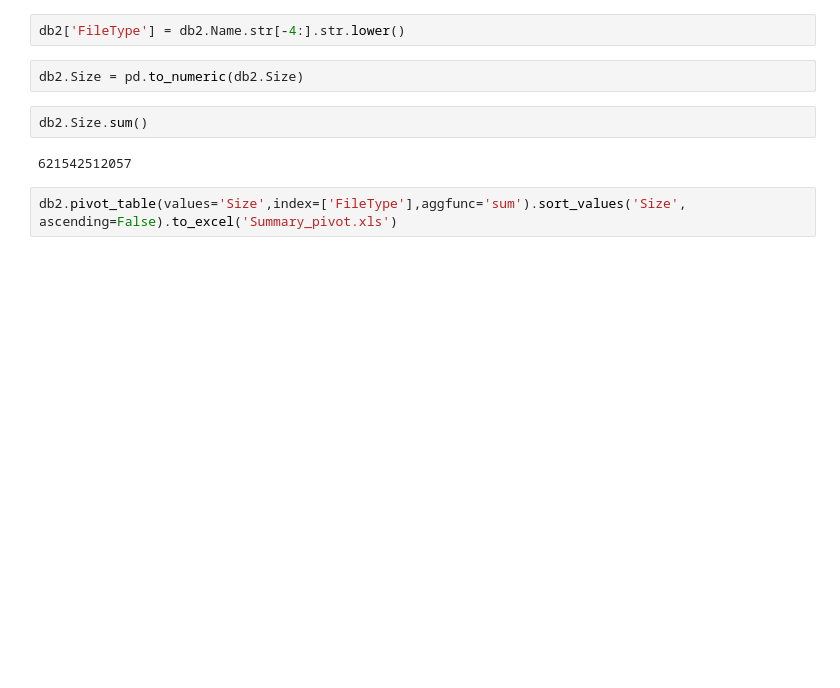
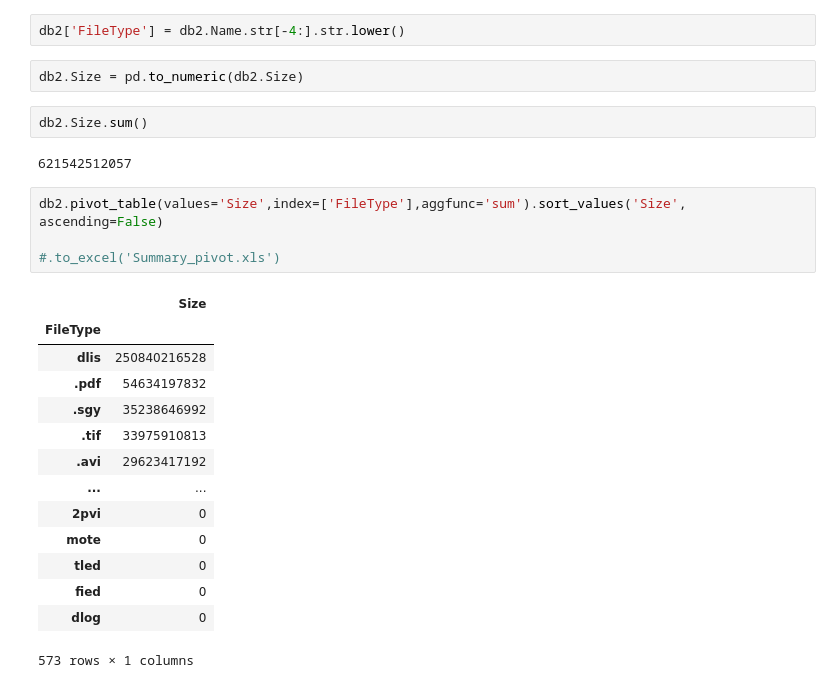
Before and after one commit to indranilidg/File-Size-Analysis, a Jupyter notebook: File_Size_Analysis.ipynb, the cells around one changed output. Saved outputs shown, nothing was run; the diff lists cells and outputs as text; blank space fills up the shorter version.

```diff
--- a/File_Size_Analysis.ipynb
+++ b/File_Size_Analysis.ipynb
@@ -91,7 +91,24 @@ db2.Size.sum()
 # %% [output]
 621542512057
 # %%
-db2.pivot_table(values='Size',index=['FileType'],aggfunc='sum').sort_values('Size', ascending=False).to_excel('Summary_pivot.xls')
+db2.pivot_table(values='Size',index=['FileType'],aggfunc='sum').sort_values('Size', ascending=False)
+
+#.to_excel('Summary_pivot.xls')
+# %% [output]
+|  | Size |
+| FileType |  |
+| dlis | 250840216528 |
+| .pdf | 54634197832 |
+| .sgy | 35238646992 |
+| .tif | 33975910813 |
+| .avi | 29623417192 |
+| ... | ... |
+| 2pvi | 0 |
+| mote | 0 |
+| tled | 0 |
+| fied | 0 |
+| dlog | 0 |
+573 rows × 1 columns
 # %%
 '''
 db2_filter = db2[db2.FileType == '-02']
```
Also changed, not shown: parts of 3 cells of this notebook.
